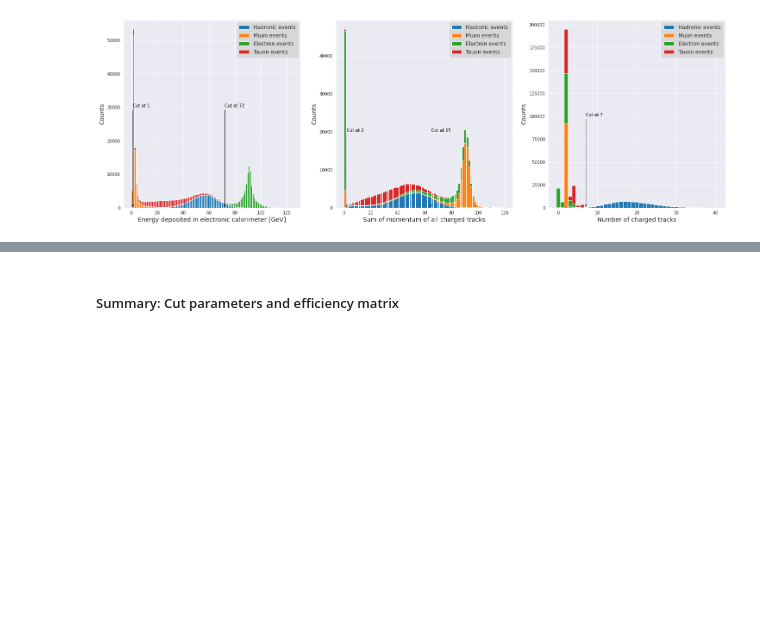
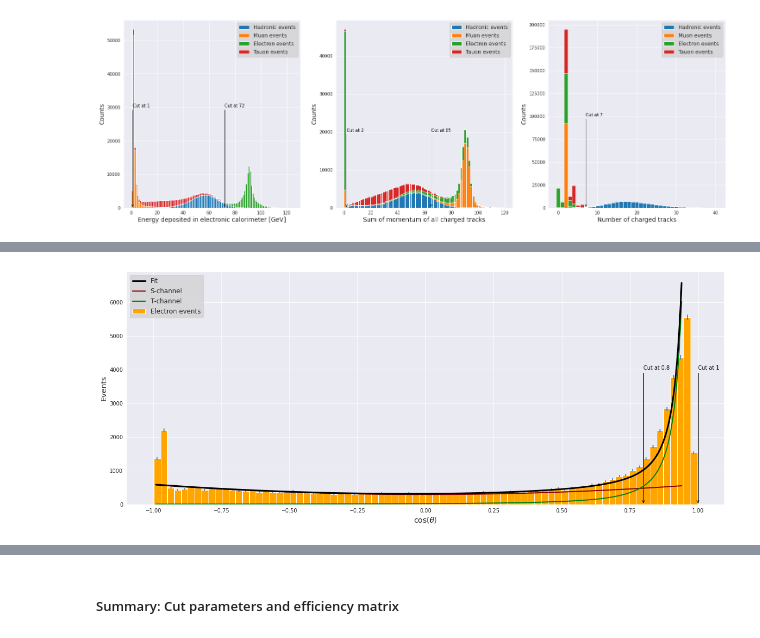
Before and after one commit to benfreiburg/z0-precisionmeasurement, a Jupyter notebook: Z0_main.ipynb, the cells around one changed output, grey strips where cells are left out. Saved outputs shown, nothing was run; the diff lists cells and outputs as text; code cells hidden in the pictures; blank space fills up the shorter version.

```diff
--- a/Z0_main.ipynb
+++ b/Z0_main.ipynb
@@ -440,29 +441,29 @@ The percentage of muon events surviving the cut 0.951166018584249 , the share of
 # %%
 # Warning: This cell takes quite long to execute
 
-cut_P_char_low = 2
+cut_P_char_low_t = 2
 
 qq_P_char_greater_low = np.asarray([])
 for i in range (0, int(len(qq[3])-1.)):
-    if (qq[3,i]>cut_P_char_low):
+    if (qq[3,i]>cut_P_char_low_t):
         qq_P_char_greater_low = np.append(qq_P_char_greater_low, qq[3,i])
     else:
         qq_P_char_greater_low = np.append(qq_P_char_greater_low, 1000)
 ee_P_char_greater_low = np.asarray([])
 for i in range (0, int(len(ee[3])-1.)):
-    if (ee[3,i]>cut_P_char_low):
+    if (ee[3,i]>cut_P_char_low_t):
         ee_P_char_greater_low = np.append(ee_P_char_greater_low, ee[3,i])
     else:
         ee_P_char_greater_low = np.append(ee_P_char_greater_low, 1000)
 mm_P_char_greater_low = np.asarray([])
 for i in range (0, int(len(mm[3])-1.)):
-    if (mm[3,i]>cut_P_char_low):
+    if (mm[3,i]>cut_P_char_low_t):
         mm_P_char_greater_low = np.append(mm_P_char_greater_low, mm[3,i])
     else:
         mm_P_char_greater_low = np.append(mm_P_char_greater_low, 1000)
 tt_P_char_greater_low = np.asarray([])
 for i in range (0, int(len(tt[3])-1.)):
-    if (tt[3,i]>cut_P_char_low):
+    if (tt[3,i]>cut_P_char_low_t):
         tt_P_char_greater_low = np.append(tt_P_char_greater_low, tt[3,i])
     else:
         tt_P_char_greater_low = np.append(tt_P_char_greater_low, 1000)
@@ -470,29 +471,29 @@ for i in range (0, int(len(tt[3])-1.)):
 # If loops are slow, but working
 # %%
 # Warning: This cell takes quite long to execute
-cut_E_ecal_low = 1
+cut_E_ecal_low_t = 1
 
 qq_E_ecal_greater_low = np.asarray([])
 for i in range (0, int(len(qq[4])-1.)):
-    if (qq[4,i]>cut_E_ecal_low):
+    if (qq[4,i]>cut_E_ecal_low_t):
         qq_E_ecal_greater_low = np.append(qq_E_ecal_greater_low, qq[4,i])
     else:
         qq_E_ecal_greater_low = np.append(qq_E_ecal_greater_low, 1000)
 ee_E_ecal_greater_low = np.asarray([])
 for i in range (0, int(len(ee[4])-1.)):
-    if (ee[4,i]>cut_E_ecal_low):
+    if (ee[4,i]>cut_E_ecal_low_t):
         ee_E_ecal_greater_low = np.append(ee_E_ecal_greater_low, ee[4,i])
     else:
         ee_E_ecal_greater_low = np.append(ee_E_ecal_greater_low, 1000)
 mm_E_ecal_greater_low = np.asarray([])
 for i in range (0, int(len(mm[4])-1.)):
-    if (mm[4,i]>cut_E_ecal_low):
+    if (mm[4,i]>cut_E_ecal_low_t):
         mm_E_ecal_greater_low = np.append(mm_E_ecal_greater_low, mm[4,i])
     else:
         mm_E_ecal_greater_low = np.append(mm_E_ecal_greater_low, 1000)
 tt_E_ecal_greater_low = np.asarray([])
 for i in range (0, int(len(tt[4])-1.)):
-    if (tt[4,i]>cut_E_ecal_low):
+    if (tt[4,i]>cut_E_ecal_low_t):
         tt_E_ecal_greater_low = np.append(tt_E_ecal_greater_low, tt[4,i])
     else:
         tt_E_ecal_greater_low = np.append(tt_E_ecal_greater_low, 1000)
@@ -567,0 +573,78 @@ The percentage of tauon events surviving the cut 0.9267553715252355 , the share
+# %%
+bins_cos_thet = 80
+
+cut_cos_theta = 0.8
+mask_ee_cos = branches_ee[var_cos_thet] < 1
+
+mask_ee_S_channel = branches_ee[var_cos_thet] < cut_cos_theta
+
+bin_content_theta, bin_edges_theta, _ = plt.hist((ee[8,:][mask_ee_cos]),bins=bins_cos_thet,  histtype='step')
+
+bin_edges_cut = np.asarray([])
+for i in range (0, len(bin_edges_theta)):
+    if (bin_edges_theta[i]<cut_cos_theta):
+        bin_edges_cut = np.append(bin_edges_cut,bin_edges_theta[i])
+
+bins_theta_fit= np.asarray([])
+for i in range (2,int(len(bin_edges_theta)-3.)):
+    bins_theta_fit=np.append(bins_theta_fit,bin_edges_theta[i]+(bin_edges_theta[2]-bin_edges_theta[1])/2)
+bin_content_fit= np.asarray([])
+for i in range (2,int(len(bin_content_theta)-2.)):
+    bin_content_fit=np.append(bin_content_fit,bin_content_theta[i])
+# The first and the last two bins are excluded for the fitting process, although resulting function might be shown in these regions of the histogram as well.
+
+def s_t_channels(B, x):
+    return B[0]*(1+x**2)+B[1]/(1-x)**2
+
+mymodel = Model(s_t_channels)
+mydata = RealData(bins_theta_fit, bin_content_fit, sx=10**(-99), sy=np.sqrt(bin_content_fit))
+myodr = ODR(mydata, mymodel, beta0=[400, 20], job=2)
+output_s_t = myodr.run()
+
+print("")
+print("Fit program full output:")
+print("")
+output_s_t.pprint()
+print("")
+print("The coefficients are: ",output_s_t.beta[0]," for the S-channel and ",output_s_t.beta[1]," for the T-channel.")
+print("")
+
+many_bins=np.linspace(-0.99,0.94,1000)
+mid_bins_theta=bin_edges_theta[1:]-(bin_edges_theta[2]-bin_edges_theta[1])/2
+mid_bins_cut=bin_edges_cut[1:]-(bin_edges_cut[2]-bin_edges_cut[1])/2
+
+
+%matplotlib inline
+sb.set_style("darkgrid")
+
+fig,ax = plt.subplots()
+fig.set_figheight(8)
+fig.set_figwidth(20)
+
+
+ax.annotate("Cut at " + str(cut_cos_theta), xy=(cut_cos_theta, 0.2), xycoords='data',xytext=(cut_cos_theta, 4000), textcoords='data', color="black",arrowprops=dict(arrowstyle="->",connectionstyle="arc", color="black", relpos=(0,0)))
+ax.annotate("Cut at 1", xy=(1, 0.2), xycoords='data',xytext=(1, 4000), textcoords='data', color="black",arrowprops=dict(arrowstyle="->",connectionstyle="arc", color="black", relpos=(0,0)))
+ax.plot(many_bins, s_t_channels(output_s_t.beta, many_bins), linewidth=3, color="black", zorder=5, label="Fit")
+ax.plot(many_bins, s_t_channels([output_s_t.beta[0],0], many_bins), linewidth=2, color="darkred", zorder=4, label="S-channel")
+ax.plot(many_bins, s_t_channels([0,output_s_t.beta[1]], many_bins), linewidth=2, color="green", zorder=4, label="T-channel")
+ax.hist((ee[8,:][mask_ee_cos]), bins=bin_edges_theta, label=("Electron events"), color="orange", stacked=True)
+ax.errorbar(mid_bins_theta, bin_content_theta, yerr=np.sqrt(bin_content_theta), histtype='step',fmt='none')
+ax.set_xlabel("cos($\\theta$)", fontsize=14)
+ax.set_ylabel("Events", fontsize=14)
+ax.legend(frameon=True, facecolor="lightgrey", fontsize=12)
+
+
+S_share=sum(s_t_channels([output_s_t.beta[0],0], mid_bins_theta))/sum(bin_content_theta)
+
+u_Output=np.asarray([7.92628791, 0.86208843]) # taken from the second line of the fit program output (unable to recall it as variable directly)
+
+u_S_share=np.sqrt((u_Output[0]/sum(bin_content_theta))**2 + (sum(s_t_channels([output_s_t.beta[0],0], mid_bins_theta))* np.sqrt(sum(bin_content_theta))/ sum(bin_content_theta)**2)**2 )
+
+S_surviving_cut=sum(s_t_channels([output_s_t.beta[0],0], mid_bins_cut))/sum(s_t_channels([output_s_t.beta[0],0], mid_bins_theta))
+u_S_surviving_cut=np.sqrt((sum(s_t_channels([u_Output[0],0], mid_bins_cut))/sum(s_t_channels([output_s_t.beta[0],0], mid_bins_theta)))**2 + (sum(s_t_channels([output_s_t.beta[0],0], mid_bins_cut))*sum(s_t_channels([u_Output[0],0], mid_bins_theta))/sum(s_t_channels([output_s_t.beta[0],0], mid_bins_theta))**2)**2)
+
+print("The number of total electron events is:", sum(bin_content_theta), "+-", np.sqrt(sum(bin_content_theta)), ", the number of events due to the S-channel events is:",  sum(s_t_channels([output_s_t.beta[0],0], mid_bins_theta)),"+-", sum(s_t_channels([u_Output[0],0], mid_bins_theta)),"(calculated as sum of all the values that our S-channel fit computes for each bin). Therefore, the share of S-channel events is", S_share, "+-", u_S_share)
+
+print("")
+print("The total number of S-channel events is:",  sum(s_t_channels([output_s_t.beta[0],0], mid_bins_theta)),"+-", sum(s_t_channels([u_Output[0],0], mid_bins_theta)), ", the number of S-channel events surviving the cut is:", sum(s_t_channels([output_s_t.beta[0],0], mid_bins_cut)),"+-", sum(s_t_channels([u_Output[0],0], mid_bins_cut)),". Therefore, the fraction of S-channel events surviving the cut is", S_surviving_cut, "+-", u_S_surviving_cut)
+# %% [output]
@@ -567,0 +667 @@ The percentage of tauon events surviving the cut 0.9267553715252355 , the share
+[figure, added]
```
Also changed, not shown: parts of 31 cells of this notebook.
